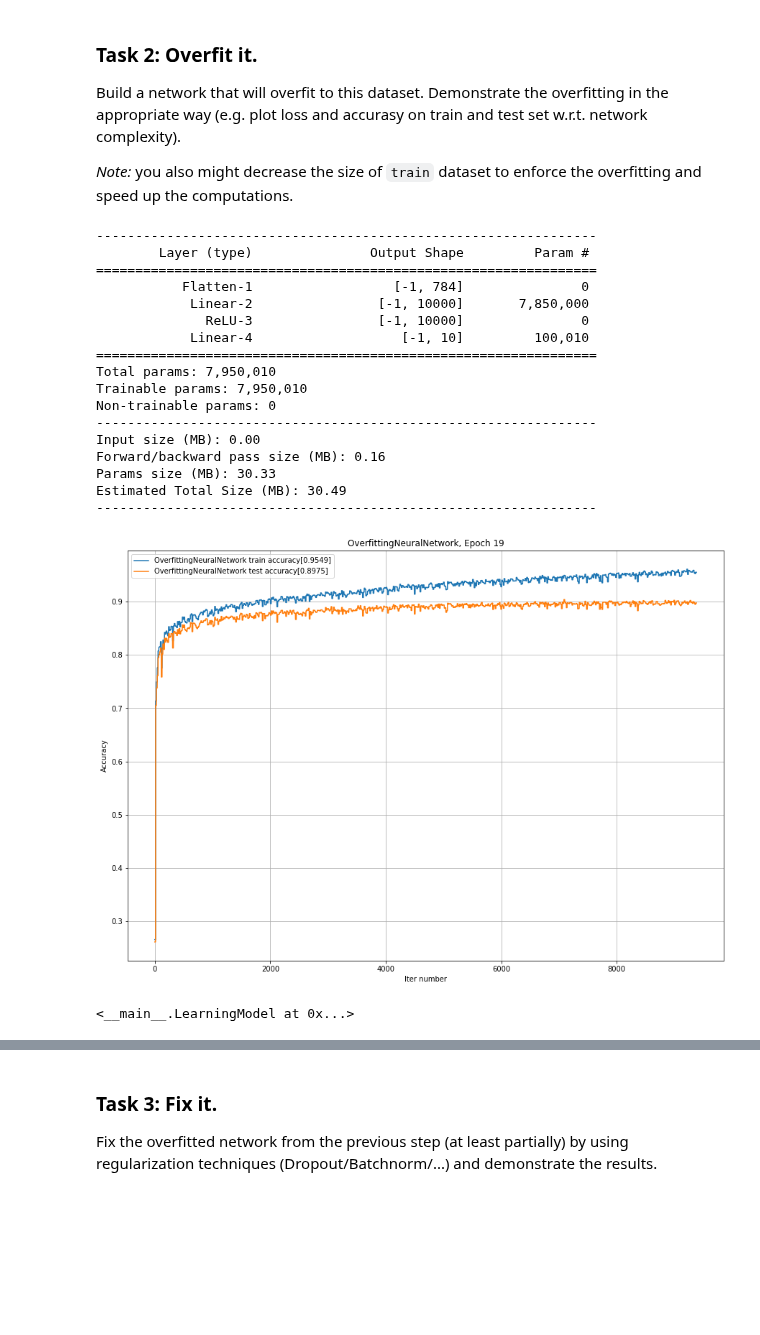
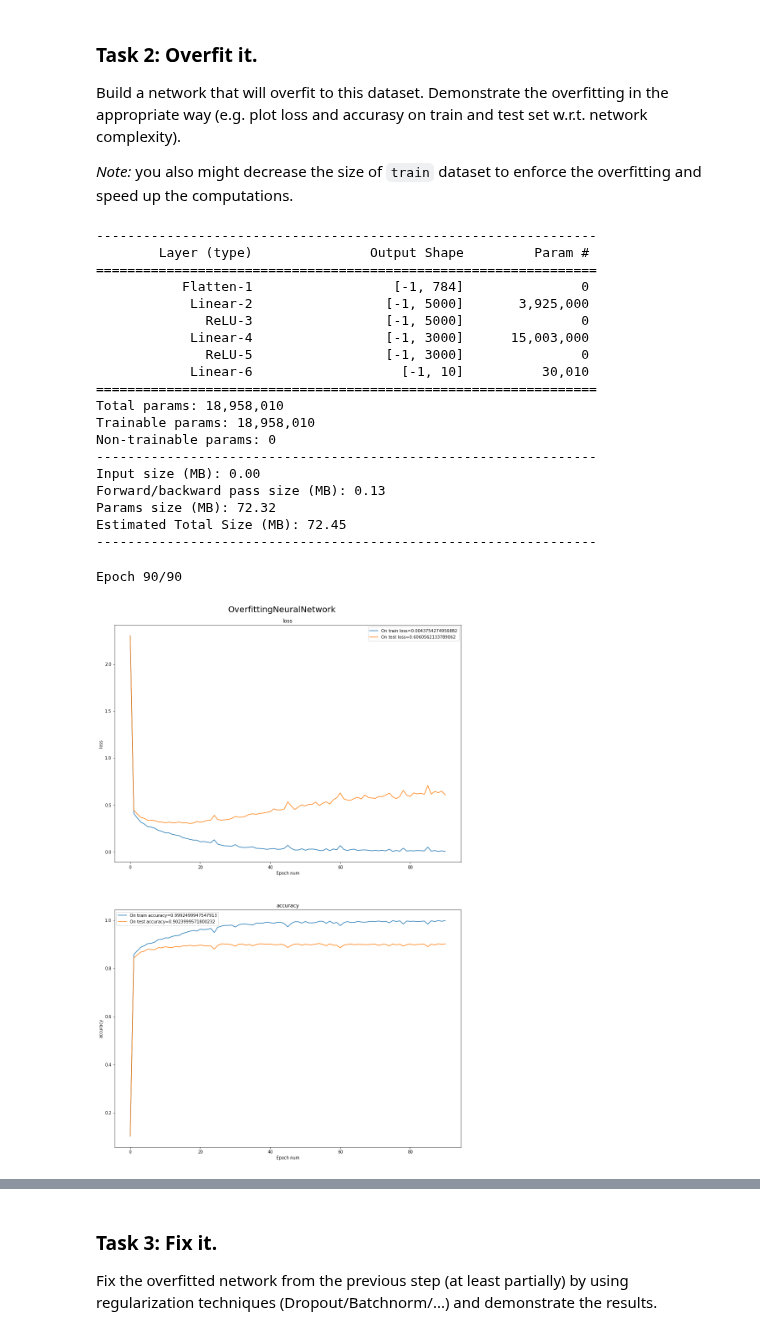
Before and after one commit to alex-kozinov/courses, a Jupyter notebook: mipt-ml-beginning/labs/03_dl/Lab3_DL_part2_overfitting.ipynb, the cells around one changed output, grey strips where cells are left out. Drawn from its saved outputs; the diff is of its cells as text; code cells hidden in the pictures; blank space fills up the shorter version.

```diff
--- a/mipt-ml-beginning/labs/03_dl/Lab3_DL_part2_overfitting.ipynb
+++ b/mipt-ml-beginning/labs/03_dl/Lab3_DL_part2_overfitting.ipynb
@@ -299,14 +285,16 @@ Build a network that will overfit to this dataset. Demonstrate the overfitting i
 *Note:* you also might decrease the size of `train` dataset to enforce the overfitting and speed up the computations.
 # %%
 class OverfittingNeuralNetwork(nn.Module):
-    def __init__(self, input_shape=28*28, num_classes=10, input_channels=1):
+    def __init__(self, input_shape=28*28, num_classes=10, input_channels=1, hidden_size=[5000, 3000]):
         super(self.__class__, self).__init__()
         self.model = nn.Sequential(
             nn.Flatten(), # This layer converts image into a vector to use Linear layers afterwards
             # Your network structure comes here
-            nn.Linear(input_shape * input_channels, 10000),
+            nn.Linear(input_shape * input_channels, hidden_size[0]),
             nn.ReLU(),
-            nn.Linear(10000, num_classes),
+            nn.Linear(hidden_size[0], hidden_size[1]),
+            nn.ReLU(),
+            nn.Linear(hidden_size[1], num_classes),
         )
 
     def forward(self, inp):
@@ -319,25 +307,28 @@ torchsummary.summary(OverfittingNeuralNetwork().to(device), (28*28,))
         Layer (type)               Output Shape         Param #
 ================================================================
            Flatten-1                  [-1, 784]               0
-            Linear-2                [-1, 10000]       7,850,000
-              ReLU-3                [-1, 10000]               0
-            Linear-4                   [-1, 10]         100,010
+            Linear-2                 [-1, 5000]       3,925,000
+              ReLU-3                 [-1, 5000]               0
+            Linear-4                 [-1, 3000]      15,003,000
+              ReLU-5                 [-1, 3000]               0
+            Linear-6                   [-1, 10]          30,010
 ================================================================
-Total params: 7,950,010
-Trainable params: 7,950,010
+Total params: 18,958,010
+Trainable params: 18,958,010
 Non-trainable params: 0
 ----------------------------------------------------------------
 Input size (MB): 0.00
-Forward/backward pass size (MB): 0.16
-Params size (MB): 30.33
-Estimated Total Size (MB): 30.49
+Forward/backward pass size (MB): 0.13
+Params size (MB): 72.32
+Estimated Total Size (MB): 72.45
 ----------------------------------------------------------------
 # %%
+%%time
 net = OverfittingNeuralNetwork().to(device)
 learn_model = LearningModel(net, 'OverfittingNeuralNetwork')
 
 
-learn_model.fit(train_loader, test_loader)
+learn_model.fit({'train': train_loader, 'test':test_loader}, n_epoch=90)
 # %% [output]
+Epoch 90/90
-[figure, old version]
+[figure, new version]
-<__main__.LearningModel at 0x...>
```
Also changed, not shown: parts of 11 cells of this notebook.
